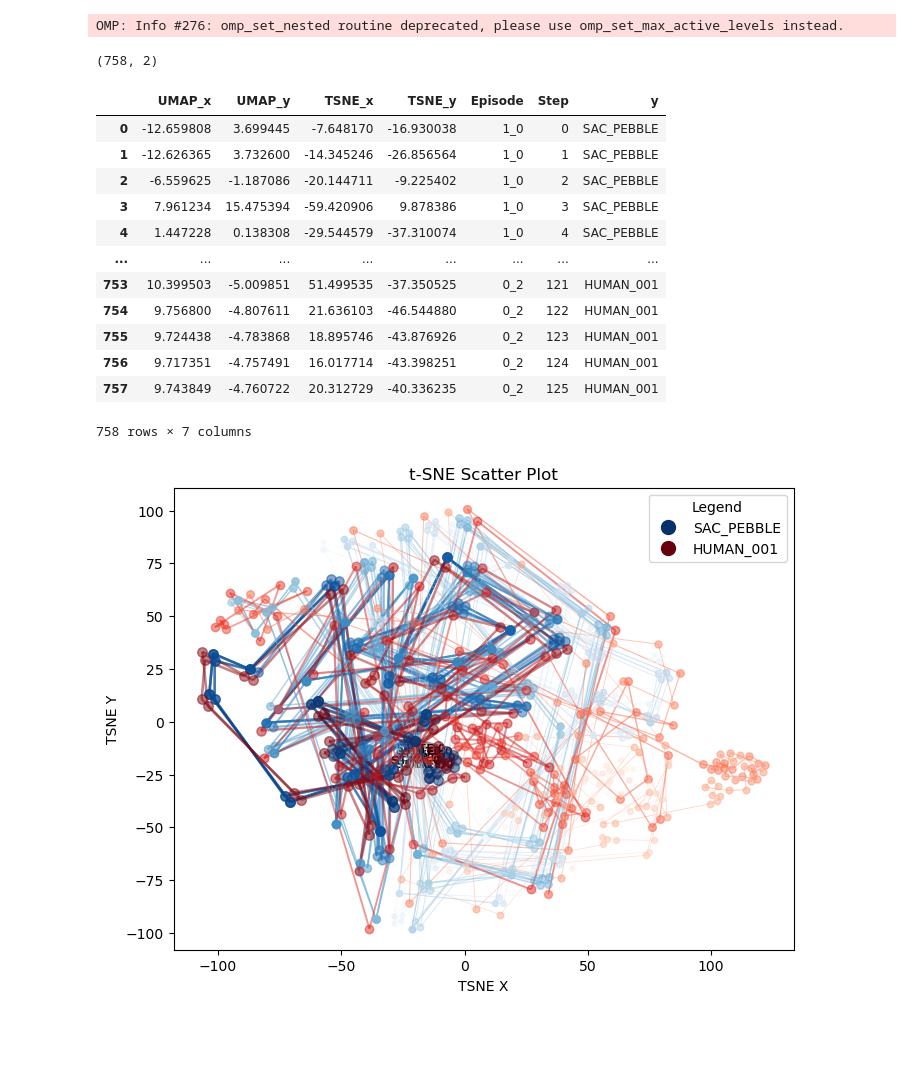
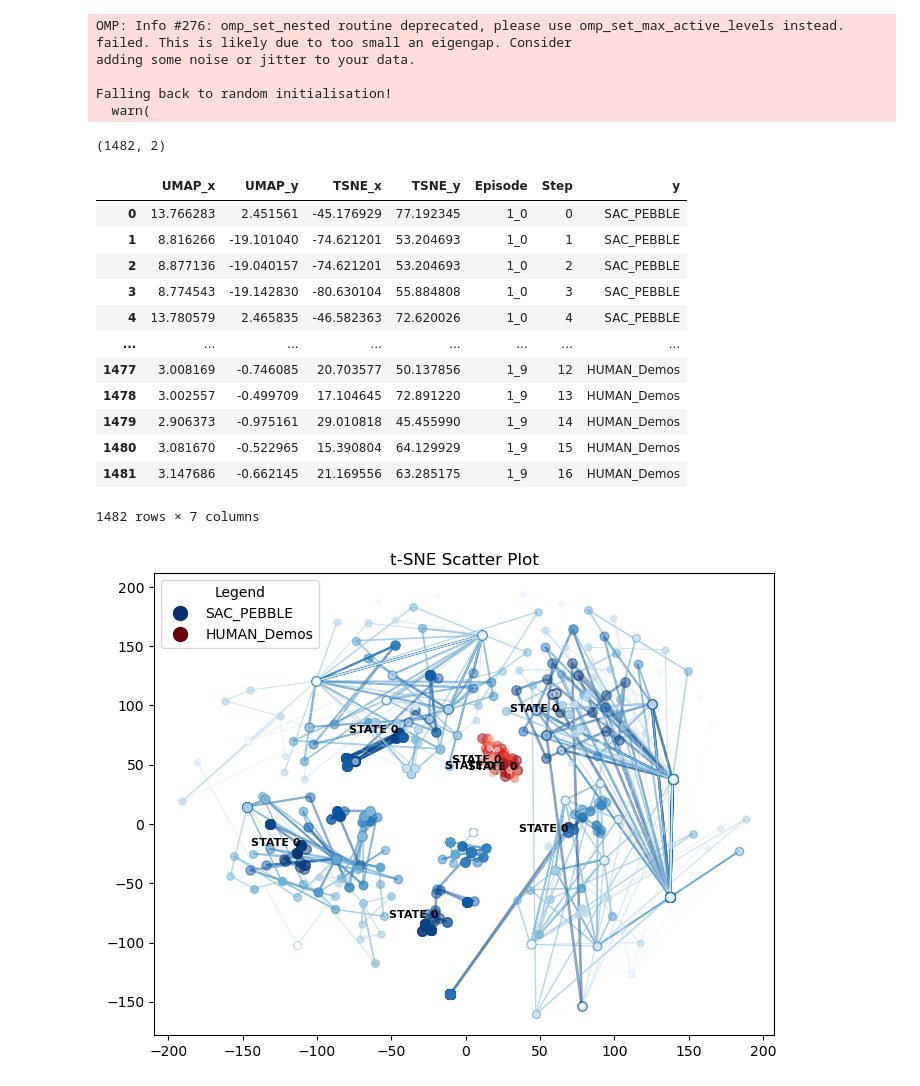
Before and after one commit to achouliaras/state_space_exploration, a Jupyter notebook: umap_tsne_plots.ipynb, the cells around one changed output. Drawn from its saved outputs; the diff is of its cells as text; code cells hidden in the pictures; blank space fills up the shorter version.

```diff
--- a/umap_tsne_plots.ipynb
+++ b/umap_tsne_plots.ipynb
@@ -8,7 +8,9 @@ from sklearn.pipeline import make_pipeline
 
 import umap  # pip install umap-learn
 
-df = pd.read_csv('results/State-Vis-Pretraining/ALE/Pong-v5/Trajectory_visualisations/data.csv')
+# df = pd.read_csv('results/State-Vis-Pretraining/ALE/Pong-v5/Trajectory_visualisations/data.csv')
+df = pd.read_csv('results/State-Vis-Pretraining/MiniGrid/BlockedUnlockPickup-v0/Trajectory_visualisations/data.csv')
+
 # Split into X and y
 X = df.drop(columns=['Episode', 'Step','y'])  # All columns except 'y'
 
@@ -39,6 +41,11 @@ manifold = umap.UMAP().fit(X, y)
 X_reduced_2 = manifold.transform(X)
 # %% [output]
 OMP: Info #276: omp_set_nested routine deprecated, please use omp_set_max_active_levels instead.
+failed. This is likely due to too small an eigengap. Consider
+adding some noise or jitter to your data.
+
+Falling back to random initialisation!
+  warn(
 # %%
 # Fit t-SNE to processed data
 tsne = TSNE(n_components=2, random_state=1)
@@ -46,7 +53,7 @@ X_tsne = tsne.fit_transform(X)
 # %%
 X_tsne.shape
 # %% [output]
-(758, 2)
+(1482, 2)
 # %%
 df_umap = pd.DataFrame(X_reduced_2, columns=['UMAP_x', 'UMAP_y'])
 df_umap['TSNE_x'] = X_tsne[:,0]
@@ -57,18 +64,18 @@ df_umap['y'] = df['y']
 df_umap
 # %% [output]
 |  | UMAP_x | UMAP_y | TSNE_x | TSNE_y | Episode | Step | y |
-| 0 | -12.659808 | 3.699445 | -7.648170 | -16.930038 | 1_0 | 0 | SAC_PEBBLE |
-| 1 | -12.626365 | 3.732600 | -14.345246 | -26.856564 | 1_0 | 1 | SAC_PEBBLE |
-| 2 | -6.559625 | -1.187086 | -20.144711 | -9.225402 | 1_0 | 2 | SAC_PEBBLE |
-| 3 | 7.961234 | 15.475394 | -59.420906 | 9.878386 | 1_0 | 3 | SAC_PEBBLE |
-| 4 | 1.447228 | 0.138308 | -29.544579 | -37.310074 | 1_0 | 4 | SAC_PEBBLE |
+| 0 | 13.766283 | 2.451561 | -45.176929 | 77.192345 | 1_0 | 0 | SAC_PEBBLE |
+| 1 | 8.816266 | -19.101040 | -74.621201 | 53.204693 | 1_0 | 1 | SAC_PEBBLE |
+| 2 | 8.877136 | -19.040157 | -74.621201 | 53.204693 | 1_0 | 2 | SAC_PEBBLE |
+| 3 | 8.774543 | -19.142830 | -80.630104 | 55.884808 | 1_0 | 3 | SAC_PEBBLE |
+| 4 | 13.780579 | 2.465835 | -46.582363 | 72.620026 | 1_0 | 4 | SAC_PEBBLE |
 | ... | ... | ... | ... | ... | ... | ... | ... |
-| 753 | 10.399503 | -5.009851 | 51.499535 | -37.350525 | 0_2 | 121 | HUMAN_001 |
-| 754 | 9.756800 | -4.807611 | 21.636103 | -46.544880 | 0_2 | 122 | HUMAN_001 |
-| 755 | 9.724438 | -4.783868 | 18.895746 | -43.876926 | 0_2 | 123 | HUMAN_001 |
-| 756 | 9.717351 | -4.757491 | 16.017714 | -43.398251 | 0_2 | 124 | HUMAN_001 |
-| 757 | 9.743849 | -4.760722 | 20.312729 | -40.336235 | 0_2 | 125 | HUMAN_001 |
+| 1477 | 3.008169 | -0.746085 | 20.703577 | 50.137856 | 1_9 | 12 | HUMAN_Demos |
+| 1478 | 3.002557 | -0.499709 | 17.104645 | 72.891220 | 1_9 | 13 | HUMAN_Demos |
+| 1479 | 2.906373 | -0.975161 | 29.010818 | 45.455990 | 1_9 | 14 | HUMAN_Demos |
+| 1480 | 3.081670 | -0.522965 | 15.390804 | 64.129929 | 1_9 | 15 | HUMAN_Demos |
+| 1481 | 3.147686 | -0.662145 | 21.169556 | 63.285175 | 1_9 | 16 | HUMAN_Demos |
-758 rows × 7 columns
+1482 rows × 7 columns
 # %%
 import matplotlib.pyplot as plt
 import matplotlib.cm as cm
@@ -119,7 +126,7 @@ for i, y_value in enumerate(unique_y_values):
         if not first_step.empty:
             first_step_x = first_step[dim2D_x].values[0]
             first_step_y = first_step[dim2D_y].values[0]
-            plt.text(first_step_x, first_step_y, 'STATE 0', fontsize=8, ha='right', color='black', fontweight='bold')
+            plt.text(first_step_x, first_step_y, 'STATE 0', fontsize=8, ha='right', color='black', fontweight='bold', zorder = 50)
 
         # Create line segments between each consecutive point
         segments = []
@@ -128,36 +135,34 @@ for i, y_value in enumerate(unique_y_values):
 
         # Interpolate the color for each segment (shades of blue)
         for j in range(len(episode_data) -1):
             x_vals = episode_data.iloc[j:j+2][dim2D_x].values
             y_vals = episode_data.iloc[j:j+2][dim2D_y].values
             step_vals = episode_data.iloc[j:j+2]['Step'].values
 
             # Add the segment to segments list
             segments.append([(x_vals[0], y_vals[0]), (x_vals[1], y_vals[1])])
 
             # Line color based on the current step in the segment (single color gradient)
             color = cmap[i](norm(step_vals[0]))  # Color based on the current step
             # Line thickness: thicker at the beginning (Step 0) and thinner at the end
             linewidth = 2 - 1.9 * (step_vals[0] / episode_data['Step'].max())  # Gradually decreasing thickness
             colors.append(color)
             linewidths.append(linewidth)
 
         # Create a LineCollection for the segments in this episode
         lc = LineCollection(segments, colors=colors, linewidths=linewidths, alpha=0.5, zorder = 10)
         plt.gca().add_collection(lc)
 
             # plt.plot(x_vals, y_vals, color=color, linewidth=linewidth, alpha=0.5, zorder = 10)  # Alpha for transparency
 
 # Add title and labels
 plt.title('t-SNE Scatter Plot')
-plt.xlabel('TSNE X')
-plt.ylabel('TSNE Y')
 # Add custom legend
 plt.legend(handles=legend_handles, title="Legend", loc='best')
 
 plt.show()
 # %% [output]
-[figure, old version]
+[figure, new version]
 # %%
 import matplotlib.pyplot as plt
 import matplotlib.cm as cm
```
Also changed, not shown: parts of 3 cells of this notebook, 10 other files.
